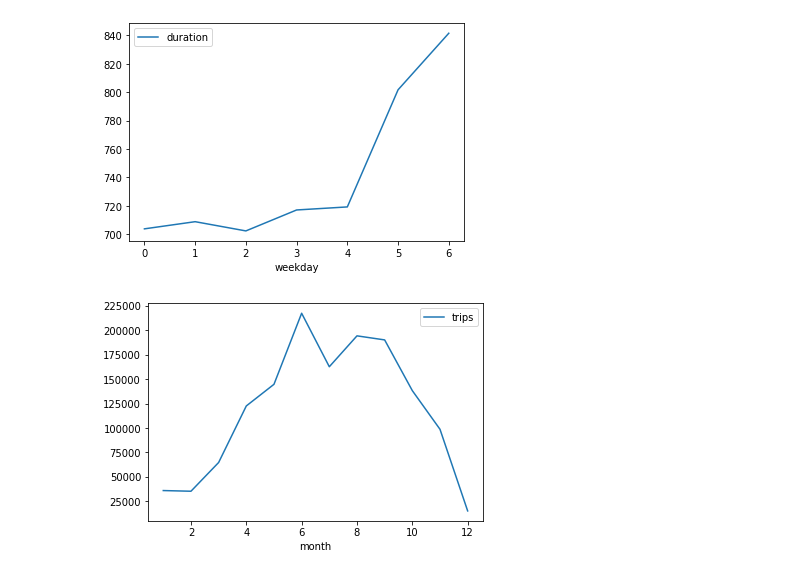
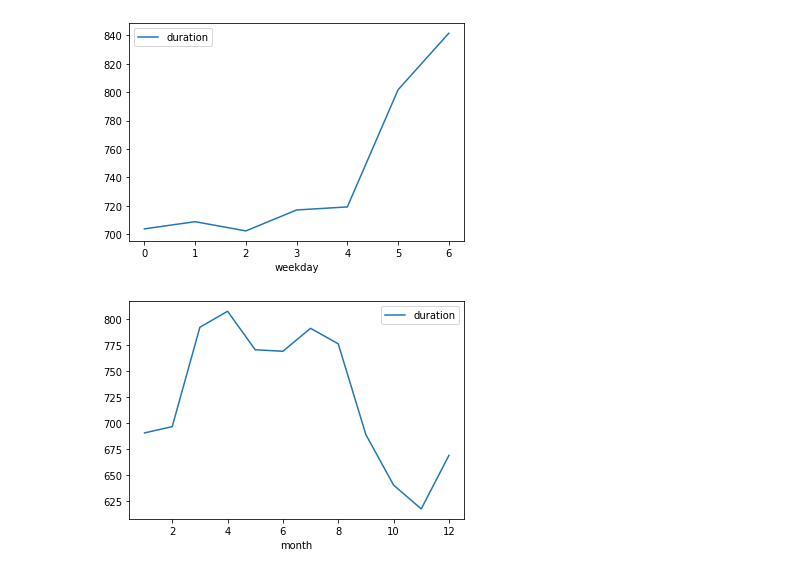
Before and after one commit to jsainero/BSS-Oslo, a Jupyter notebook: TFM.ipynb, the cells around one changed output. Saved outputs shown, nothing was run; the diff lists cells and outputs as text; code cells hidden in the pictures.

```diff
--- a/TFM.ipynb
+++ b/TFM.ipynb
@@ -204,6 +267,6 @@ two_var_graphs(df_enhanced, 'weekday', 'duration', 'mean')
 # %% [output]
 [figure]
-# %%
-two_var_graphs(df_enhanced, 'month', 'trips', 'sum')
-# %% [output]
-[figure, removed]
+# %%
+two_var_graphs(outbounds_enhanced, 'month', 'duration', 'mean')
+# %% [output]
+[figure, added]
```
Also changed, not shown: parts of 46 cells of this notebook.
